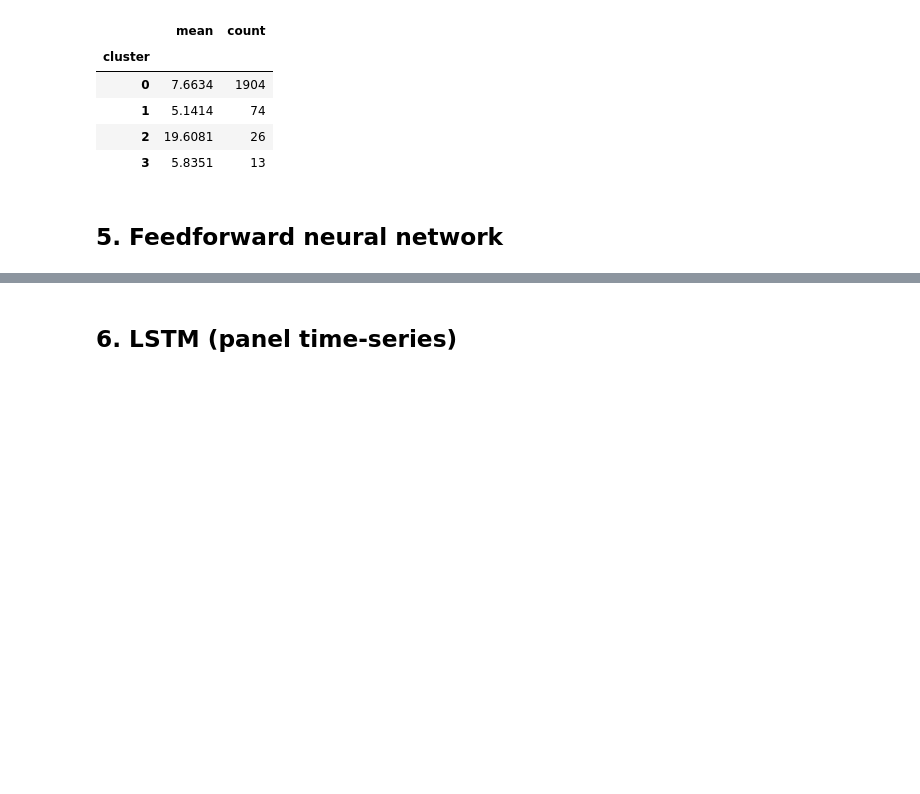
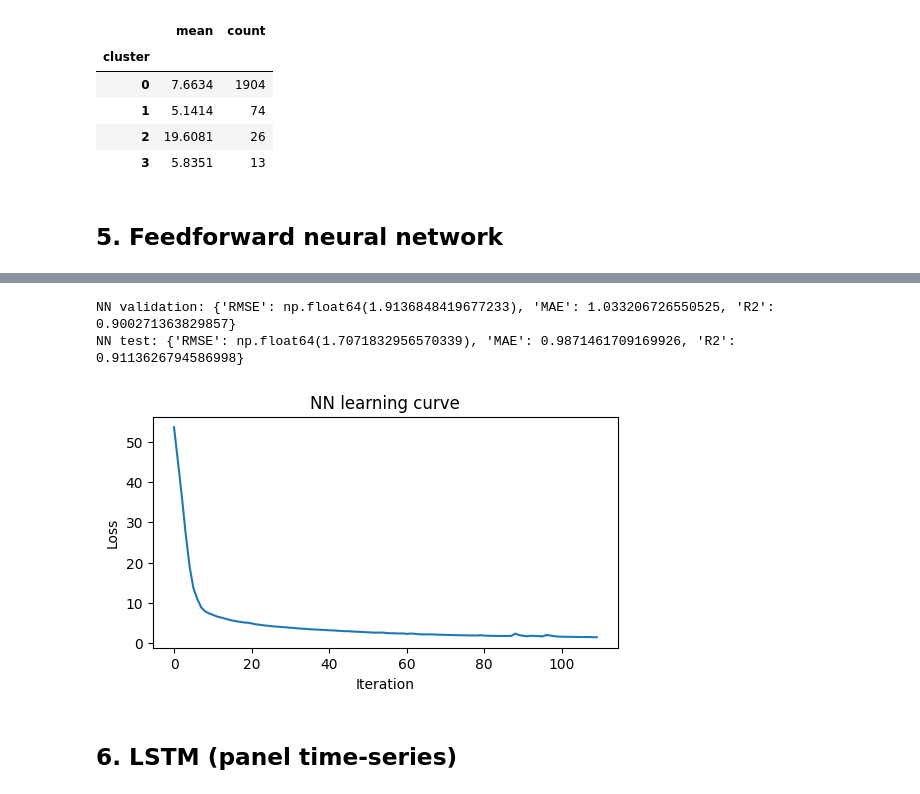
Before and after one commit to iMeet07/global-co2-emissions-analysis, a Jupyter notebook: co2_modeling.ipynb, the cells around one changed output, grey strips where cells are left out. Saved outputs shown, nothing was run; the diff lists cells and outputs as text; code cells hidden in the pictures; blank space fills up the shorter version.

```diff
--- a/co2_modeling.ipynb
+++ b/co2_modeling.ipynb
@@ -406,3 +261,21 @@ NN test: RMSE=1.2289 MAE=0.6706 R2=0.9541
+# %%
+mlp = MLPRegressor(hidden_layer_sizes=(128, 64), activation='relu', max_iter=500,
+                   early_stopping=True, validation_fraction=0.1, random_state=42)
+mlp.fit(X_train, y_train)
+print('NN validation:', evaluate(y_val, mlp.predict(X_val)))
+print('NN test:', evaluate(y_test, mlp.predict(X_test)))
+if hasattr(mlp, 'loss_curve_'):
+    plt.figure(figsize=(6, 3))
+    plt.plot(mlp.loss_curve_)
+    plt.xlabel('Iteration')
+    plt.ylabel('Loss')
+    plt.title('NN learning curve')
+    plt.savefig(OUTPUT_DIR / 'figures' / 'nn_learning_curve.png', dpi=150)
+    plt.show()
+# %% [output]
+NN validation: {'RMSE': np.float64(1.9136848419677233), 'MAE': 1.033206726550525, 'R2': 0.900271363829857}
+NN test: {'RMSE': np.float64(1.7071832956570339), 'MAE': 0.9871461709169926, 'R2': 0.9113626794586998}
+[figure, added]
 # %% [markdown]
 ## 6. LSTM (panel time-series)
 # %%
```
Also changed, not shown: parts of 18 cells of this notebook, 25 other files.
